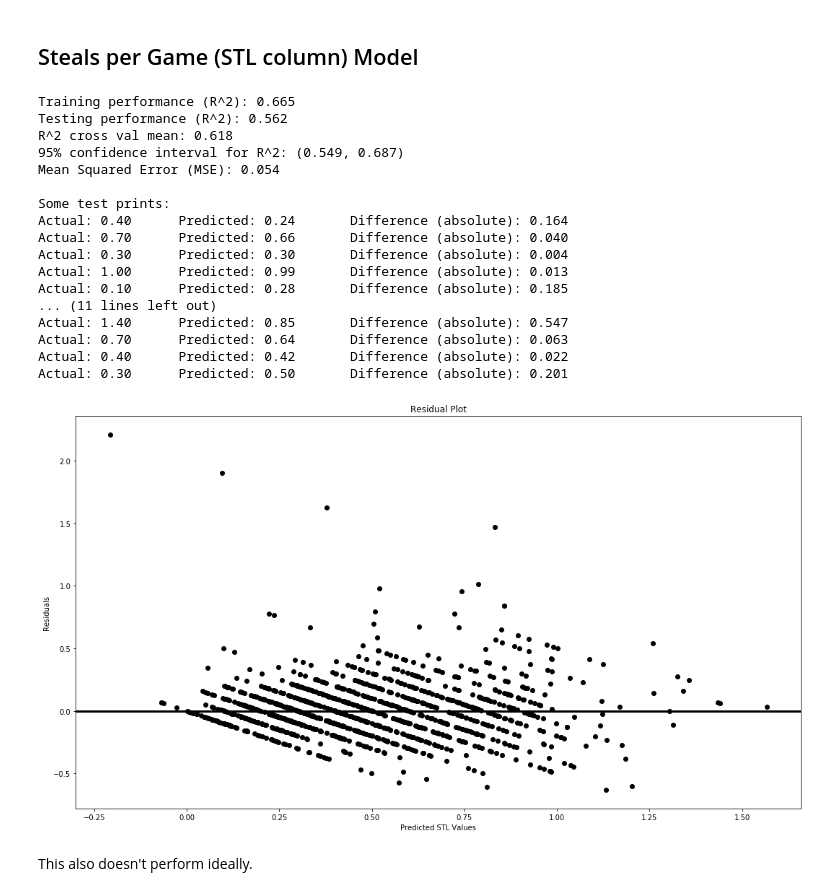
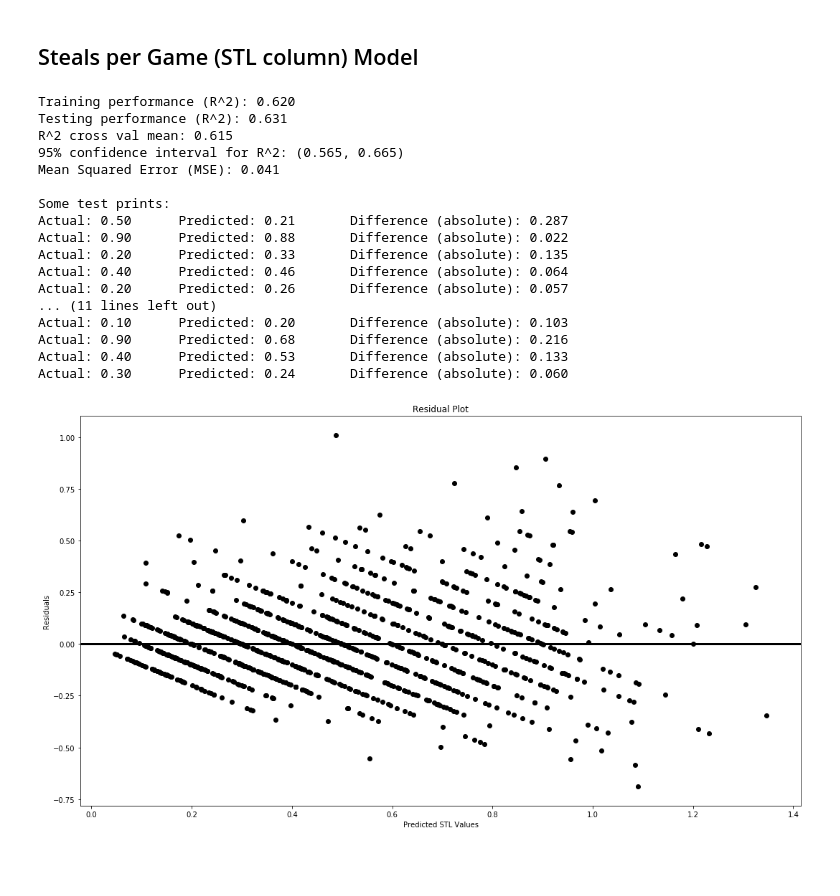
Before and after one commit to LukasBut/Springboard-Projects, a Jupyter notebook: Capstone Project 1 - NBA Analytics/4. Machine Learning Models/Machine Learning Models.ipynb, the cells around one changed output. Cells and saved outputs as stored; diff of their text form; code cells hidden in the pictures; blank space fills up the shorter version.

```diff
--- a/Capstone Project 1 - NBA Analytics/4. Machine Learning Models/Machine Learning Models.ipynb
+++ b/Capstone Project 1 - NBA Analytics/4. Machine Learning Models/Machine Learning Models.ipynb
@@ -7,19 +7,24 @@ import pandas as pd
 import numpy as np
 import matplotlib.pyplot as plt
 import seaborn as sns
-from sklearn.model_selection import train_test_split, GridSearchCV
-from sklearn.linear_model import LinearRegression, Ridge, Lasso
+from sklearn.model_selection import train_test_split, GridSearchCV, cross_val_score
+from sklearn.linear_model import LinearRegression
 from sklearn.metrics import mean_squared_error
-from sklearn.model_selection import cross_val_score
-from sklearn.preprocessing import PolynomialFeatures
+from sklearn.preprocessing import PolynomialFeatures, normalize
 from sklearn.feature_selection import RFECV
 from mlxtend.feature_selection import SequentialFeatureSelector as SFS
+from scipy.stats import boxcox
+from statsmodels.stats.diagnostic import het_breuschpagan
 plt.rcParams["figure.figsize"] = [18,10]
 
 with open("C:/Users/Lukas Buteliauskas/Desktop/Springboard Projects/Capstone Project 1 - NBA Analytics/"
           "3. Exploratory Data Analysis/Player Data Filtered.csv", "r") as player_data_file:
     player_data_df=pd.read_csv(player_data_file)
 
-player_data_df_undrafted=player_data_df[player_data_df["Draft Placing"].isnull()] #undrafted player data
-player_data_df=player_data_df[player_data_df["Draft Placing"].isnull()==False] # drafted player data
+player_data_df_undrafted=player_data_df[player_data_df["Draft Placing"].isnull()].reset_index(drop=True) #undrafted player data
+player_data_df=player_data_df[player_data_df["Draft Placing"].isnull()==False].reset_index(drop=True) # drafted player data
+
+player_data_og=player_data_df # keeping a copy of the input data (for drafted players)
+player_data_df=player_data_df.loc[(player_data_df["eFG%"]!=0.0) & (player_data_df["eFG%"]!=100.0)] # filtering out 0 or 100 eFG%
+player_data_df=player_data_df.iloc[:,[0,1,2,3,4,5,6,7,8,9,10,11,13]].reset_index(drop=True) #dropping US or EU
 # %% [markdown]
@@ -324,34 +434,32 @@ This is totally horrible, we need to do something different.
 # %% [markdown]
 ## Steals per Game (STL column) Model
 # %%
-X=PolynomialFeatures(degree=2).fit_transform(player_data_df.iloc[:,[0,1,2,3,4,5,6,8,10,11,13]])
-y=player_data_df["STL"]
+X=PolynomialFeatures(degree=2).fit_transform(player_data_df.iloc[:,[0,1,2,3,4,5,6,8,10,11,12]])
+X=player_data_df.iloc[:,[0,1,2,3,4,5,6,8,10,11,12]]
+y=player_data_df.STL
 X_train, X_test, y_train, y_test=train_test_split(X, y, test_size=0.3, random_state=42)
 
 clf_stl=LinearRegression().fit(X_train, y_train)
 y_pred=clf_stl.predict(X_test)
 
 performance_prints(clf_stl, X_train, X_test, y_train, y_test)
 my_resid_plot(y_test, y_pred, label_name="STL")
-#prediction_plot(y_test, y_pred, label_name="STL")
 # %% [output]
-Training performance (R^2): 0.665
-Testing performance (R^2): 0.562
-R^2 cross val mean: 0.618
-95% confidence interval for R^2: (0.549, 0.687)
-Mean Squared Error (MSE): 0.054
+Training performance (R^2): 0.620
+Testing performance (R^2): 0.631
+R^2 cross val mean: 0.615
+95% confidence interval for R^2: (0.565, 0.665)
+Mean Squared Error (MSE): 0.041
 
 Some test prints:
-Actual: 0.40      Predicted: 0.24       Difference (absolute): 0.164
-Actual: 0.70      Predicted: 0.66       Difference (absolute): 0.040
-Actual: 0.30      Predicted: 0.30       Difference (absolute): 0.004
-Actual: 1.00      Predicted: 0.99       Difference (absolute): 0.013
-Actual: 0.10      Predicted: 0.28       Difference (absolute): 0.185
+Actual: 0.50      Predicted: 0.21       Difference (absolute): 0.287
+Actual: 0.90      Predicted: 0.88       Difference (absolute): 0.022
+Actual: 0.20      Predicted: 0.33       Difference (absolute): 0.135
+Actual: 0.40      Predicted: 0.46       Difference (absolute): 0.064
+Actual: 0.20      Predicted: 0.26       Difference (absolute): 0.057
 ... (11 lines left out)
-Actual: 1.40      Predicted: 0.85       Difference (absolute): 0.547
-Actual: 0.70      Predicted: 0.64       Difference (absolute): 0.063
-Actual: 0.40      Predicted: 0.42       Difference (absolute): 0.022
-Actual: 0.30      Predicted: 0.50       Difference (absolute): 0.201
+Actual: 0.10      Predicted: 0.20       Difference (absolute): 0.103
+Actual: 0.90      Predicted: 0.68       Difference (absolute): 0.216
+Actual: 0.40      Predicted: 0.53       Difference (absolute): 0.133
+Actual: 0.30      Predicted: 0.24       Difference (absolute): 0.060
-[figure, old version]
+[figure, new version]
-# %% [markdown]
-This also doesn't perform ideally.
```
Also changed, not shown: parts of 13 cells of this notebook.
